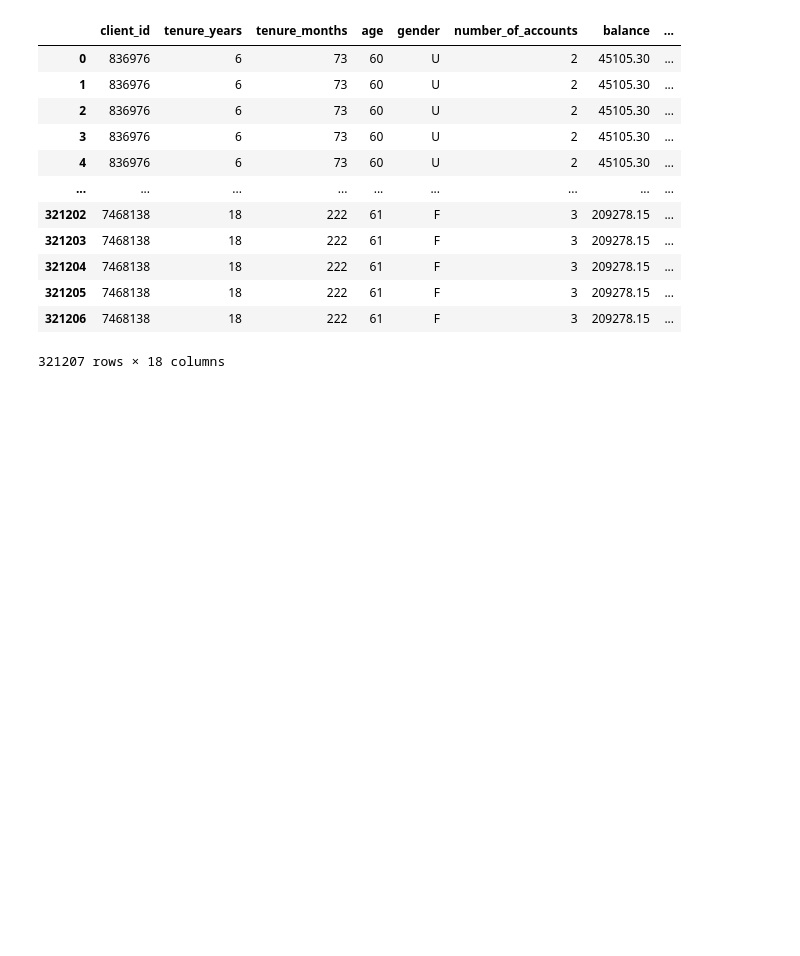
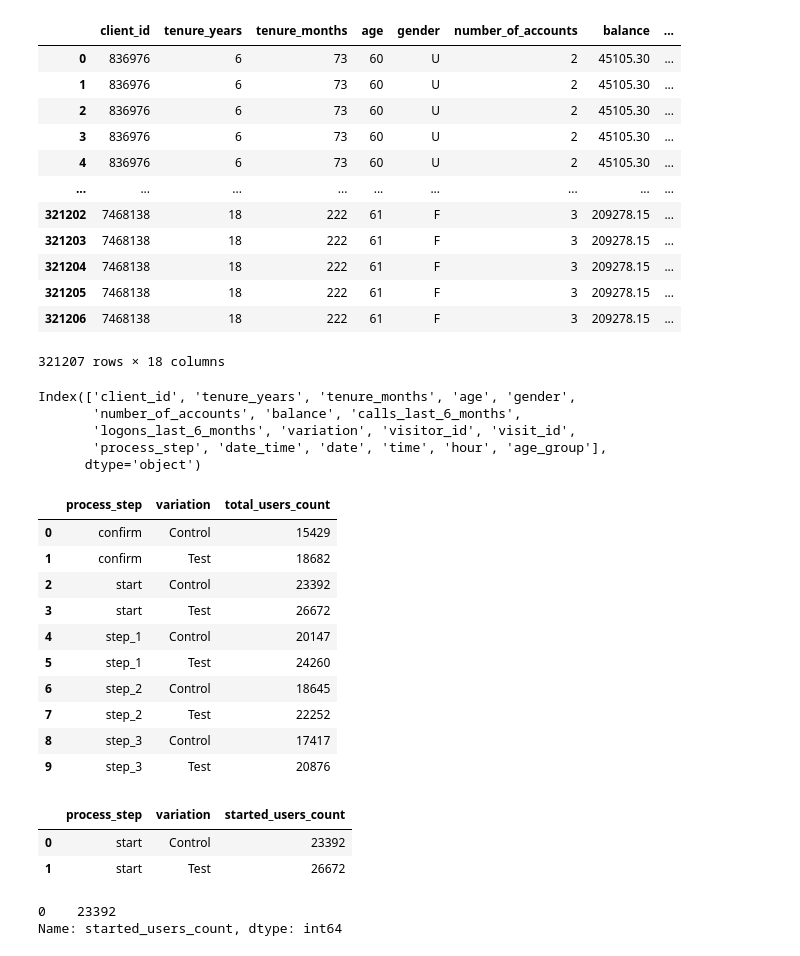
Before and after one commit to vijayendra-k/AB-Testing, a Jupyter notebook: AB-Testing.ipynb, the cells around one changed output. Drawn from its saved outputs; the diff is of its cells as text; code cells hidden in the pictures; blank space fills up the shorter version.

Commit message:
found the glitch for process step

```diff
--- a/AB-Testing.ipynb
+++ b/AB-Testing.ipynb
@@ -757,3 +757,42 @@ variationagegrouped=pd.merge(completed_users,users_count,on=['age_group','variat
 variationagegrouped['completion%']=variationagegrouped['completed_users_count']*100/variationagegrouped['total_users_count']
 # %%
 variationagegrouped=variationagegrouped.reset_index()
+# %%
+dfclean.columns
+# %% [output]
+Index(['client_id', 'tenure_years', 'tenure_months', 'age', 'gender',
+       'number_of_accounts', 'balance', 'calls_last_6_months',
+       'logons_last_6_months', 'variation', 'visitor_id', 'visit_id',
+       'process_step', 'date_time', 'date', 'time', 'hour', 'age_group'],
+      dtype='object')
+# %%
+first_step=dfclean[dfclean['process_step']=='start']
+users_count=dfclean[['client_id','variation','process_step']].groupby(by=['process_step','variation']).nunique().reset_index()
+started_users=first_step[['client_id','variation','process_step']].groupby(by=['process_step','variation']).nunique().reset_index()
+users_count=users_count.rename(mapper={'client_id':'total_users_count'},axis=1)
+started_users=started_users.rename(mapper={'client_id':'started_users_count'},axis=1)
+# %%
+users_count
+# %% [output]
+|  | process_step | variation | total_users_count |
+| 0 | confirm | Control | 15429 |
+| 1 | confirm | Test | 18682 |
+| 2 | start | Control | 23392 |
+| 3 | start | Test | 26672 |
+| 4 | step_1 | Control | 20147 |
+| 5 | step_1 | Test | 24260 |
+| 6 | step_2 | Control | 18645 |
+| 7 | step_2 | Test | 22252 |
+| 8 | step_3 | Control | 17417 |
+| 9 | step_3 | Test | 20876 |
+# %%
+started_users
+# %% [output]
+|  | process_step | variation | started_users_count |
+| 0 | start | Control | 23392 |
+| 1 | start | Test | 26672 |
+# %%
+started_users[started_users['variation']=='Control']['started_users_count']
+# %% [output]
+0    23392
+Name: started_users_count, dtype: int64
```
